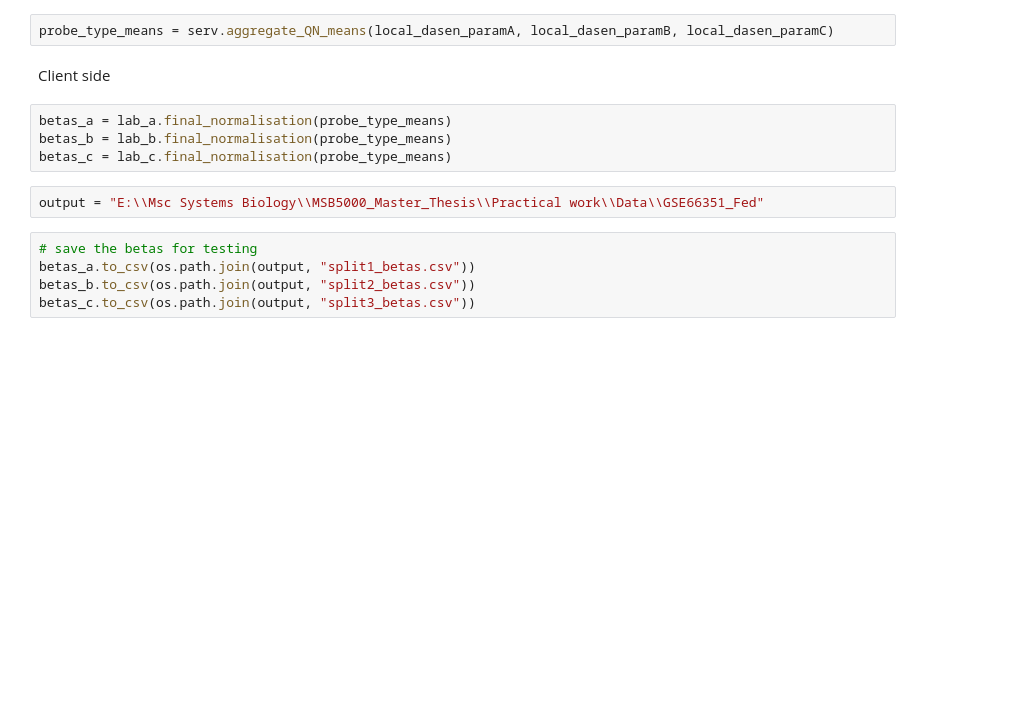
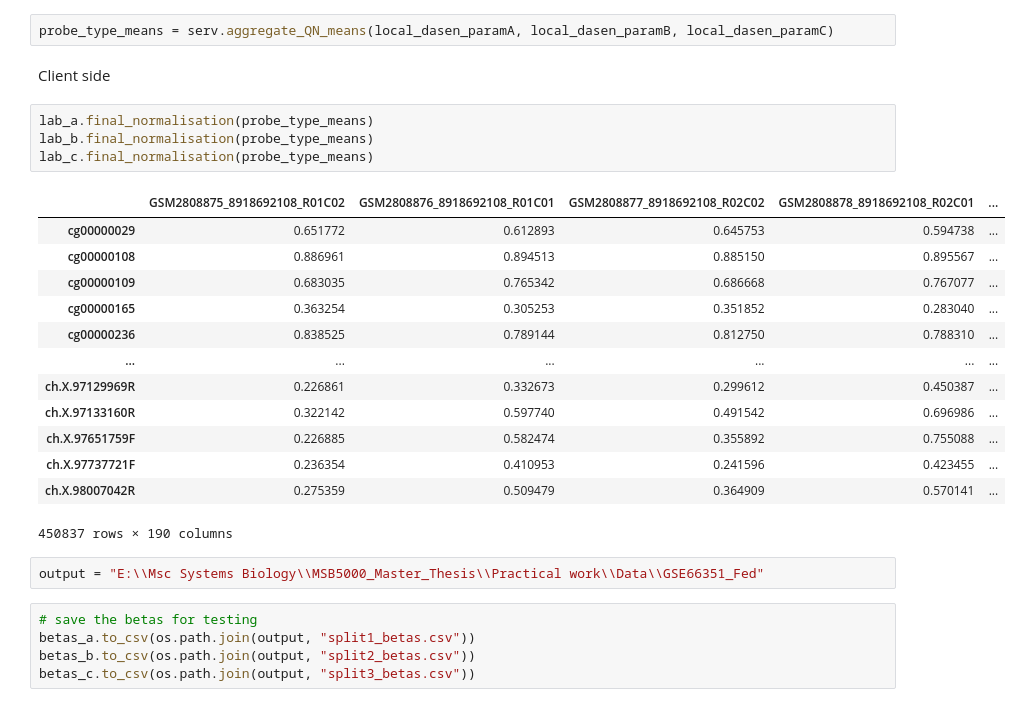
Before and after one commit to Waterkers/Federated_Differential_Methylation_Analysis, a Jupyter notebook: test.ipynb, the cells around one changed output. Drawn from its saved outputs; the diff is of its cells as text; blank space fills up the shorter version.

```diff
--- a/test.ipynb
+++ b/test.ipynb
@@ -125,9 +143,23 @@ probe_type_means = serv.aggregate_QN_means(local_dasen_paramA, local_dasen_param
 # %% [markdown]
 Client side
 # %%
-betas_a = lab_a.final_normalisation(probe_type_means)
-betas_b = lab_b.final_normalisation(probe_type_means)
-betas_c = lab_c.final_normalisation(probe_type_means)
+lab_a.final_normalisation(probe_type_means)
+lab_b.final_normalisation(probe_type_means)
+lab_c.final_normalisation(probe_type_means)
+# %% [output]
+|  | GSM2808875_8918692108_R01C02 | GSM2808876_8918692108_R01C01 | GSM2808877_8918692108_R02C02 | GSM2808878_8918692108_R02C01 | ... |
+| cg00000029 | 0.651772 | 0.612893 | 0.645753 | 0.594738 | ... |
+| cg00000108 | 0.886961 | 0.894513 | 0.885150 | 0.895567 | ... |
+| cg00000109 | 0.683035 | 0.765342 | 0.686668 | 0.767077 | ... |
+| cg00000165 | 0.363254 | 0.305253 | 0.351852 | 0.283040 | ... |
+| cg00000236 | 0.838525 | 0.789144 | 0.812750 | 0.788310 | ... |
+| ... | ... | ... | ... | ... | ... |
+| ch.X.97129969R | 0.226861 | 0.332673 | 0.299612 | 0.450387 | ... |
+| ch.X.97133160R | 0.322142 | 0.597740 | 0.491542 | 0.696986 | ... |
+| ch.X.97651759F | 0.226885 | 0.582474 | 0.355892 | 0.755088 | ... |
+| ch.X.97737721F | 0.236354 | 0.410953 | 0.241596 | 0.423455 | ... |
+| ch.X.98007042R | 0.275359 | 0.509479 | 0.364909 | 0.570141 | ... |
+450837 rows × 190 columns
 # %%
 output = "E:\\Msc Systems Biology\\MSB5000_Master_Thesis\\Practical work\\Data\\GSE66351_Fed"
 # %%
```
Also changed, not shown: parts of 5 cells of this notebook.
